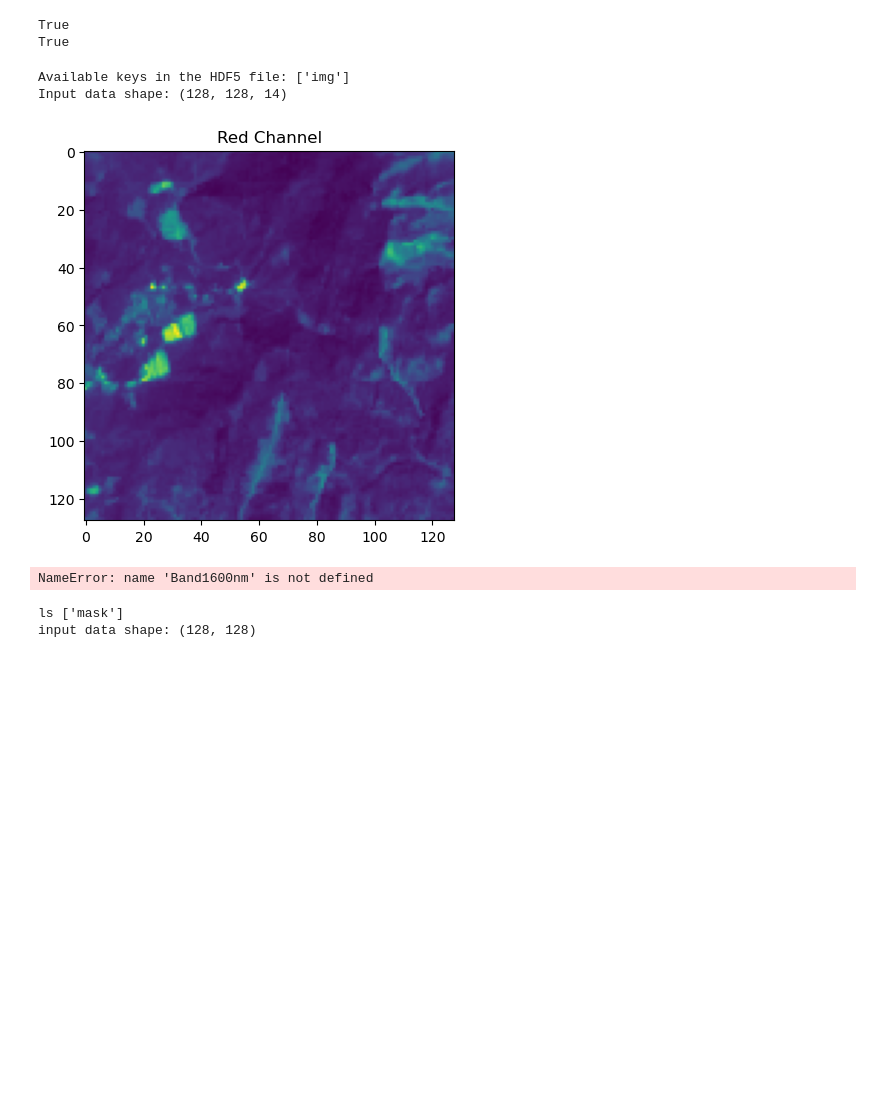
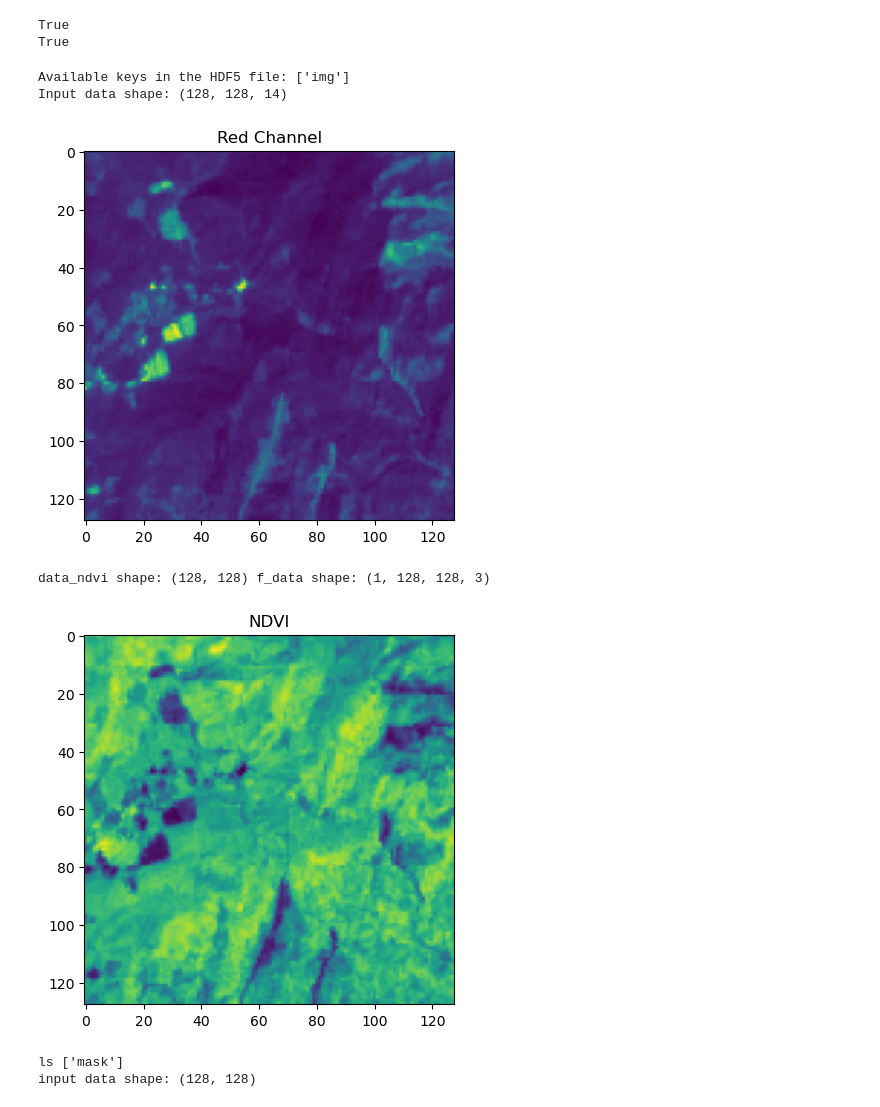
Before and after one commit to cakeforcat/EE581, a Jupyter notebook: src/init_model/landslide4sense10Chan.ipynb, the cells around one changed output. Drawn from its saved outputs; the diff is of its cells as text; code cells hidden in the pictures; blank space fills up the shorter version.

```diff
--- a/src/init_model/landslide4sense10Chan.ipynb
+++ b/src/init_model/landslide4sense10Chan.ipynb
@@ -68,35 +68,36 @@ with h5py.File(path_single, 'r') as hdf:
     plt.imshow(data[:, :, 3])  # Red channel (adjust as needed)
     plt.title("Red Channel")
     plt.show()
 
     # Extract specific bands for NDVI calculation
     data_red = data[:, :, 3]
     data_green = data[:, :, 2]
     data_blue = data[:, :, 1]
     data_nir = data[:, :, 7]
     data_swir = data[:, :, 10]
 
-    MSI = Band1600nm / Band820nm
+    # MSI = Band1600nm / Band820nm
 
 
     # Calculate NDVI (Normalized Difference Vegetation Index)
     data_ndvi = np.divide(data_nir - data_red, np.add(data_nir, data_red), where=(data_nir + data_red) != 0)
 
     # Store NDVI and other bands in f_data
     f_data[0, :, :, 0] = data_ndvi
     f_data[0, :, :, 1] = data[:, :, 12]
     f_data[0, :, :, 2] = data[:, :, 13]
     print("data_ndvi shape:", data_ndvi.shape, "f_data shape:", f_data.shape)
 
     # Plot NDVI
     plt.imshow(data_ndvi, cmap='viridis')
     plt.title("NDVI")
     plt.show()
 # %% [output]
 Available keys in the HDF5 file: ['img']
 Input data shape: (128, 128, 14)
 [figure]
-NameError: name 'Band1600nm' is not defined
+data_ndvi shape: (128, 128) f_data shape: (1, 128, 128, 3)
+[figure, added]
 # %%
 with h5py.File(path_single_mask) as hdf:
 
```
Also changed, not shown: parts of 10 cells of this notebook, 3 other files.
